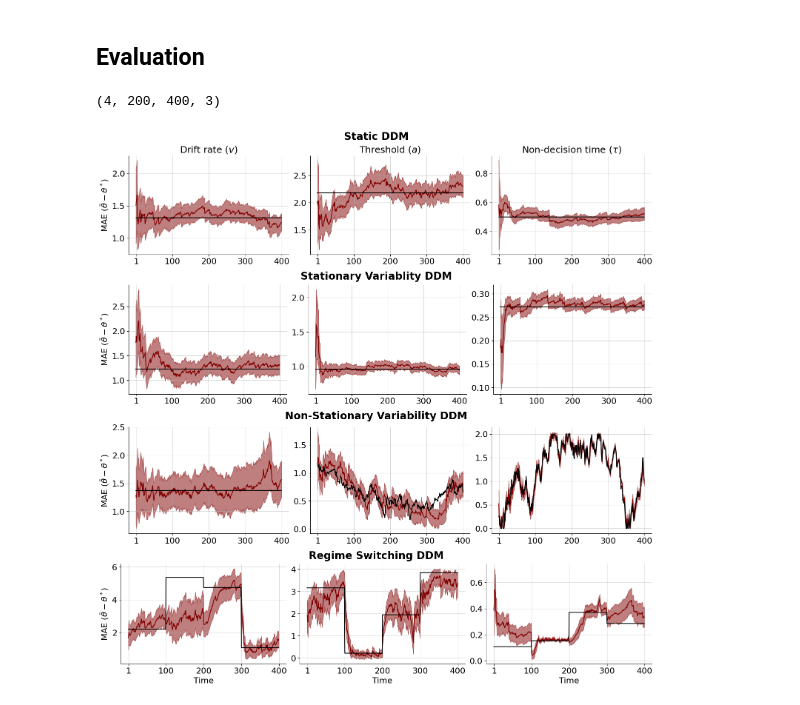
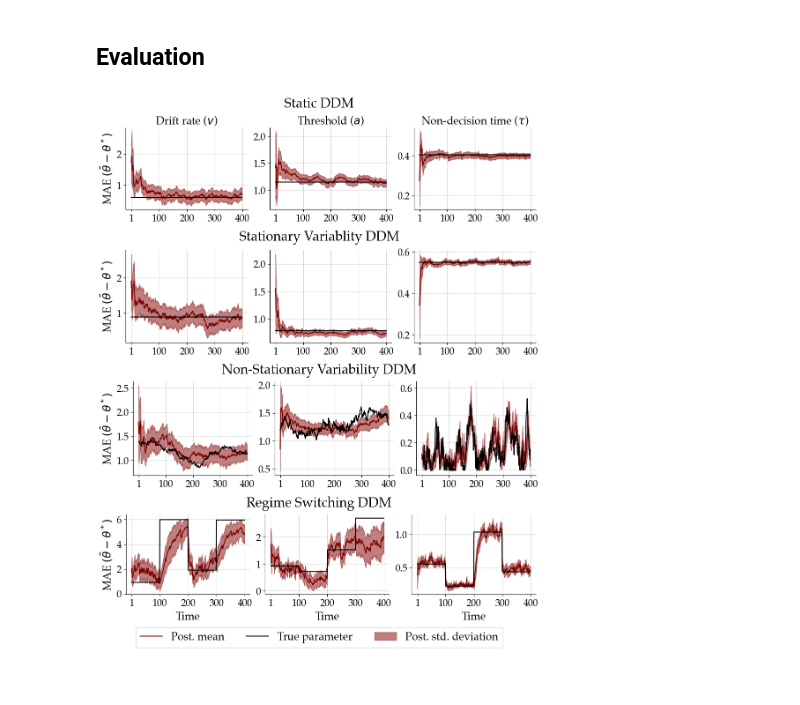
Before and after one commit to bayesflow-org/Neural-Superstatistics, a Jupyter notebook: applications/simulation_study/notebook/simulation_study_experiment.ipynb, the cells around one changed output. Saved outputs shown, nothing was run; the diff lists cells and outputs as text; code cells hidden in the pictures.

Commit message:
finalize plots

```diff
--- a/applications/simulation_study/notebook/simulation_study_experiment.ipynb
+++ b/applications/simulation_study/notebook/simulation_study_experiment.ipynb
@@ -38,13 +38,13 @@ PARAM_NAMES  = [r'$v$', r'$a$', r'$\tau$']
 SUBFIGURE_TITLES = ["Static DDM", "Stationary Variablity DDM",
                     "Non-Stationary Variability DDM", "Regime Switching DDM"]
 
-FONT_SIZE_1 = 20
+FONT_SIZE_1 = 22
 FONT_SIZE_2 = 18
 FONT_SIZE_3 = 16
 
-# import matplotlib
-# matplotlib.rcParams['font.sans-serif'] = "Palatino"
-# matplotlib.rcParams['font.family'] = "sans-serif"
+import matplotlib
+matplotlib.rcParams['font.sans-serif'] = "Palatino"
+matplotlib.rcParams['font.family'] = "sans-serif"
 # %%
 random_walk_ddm = RandomWalkDiffusion(num_steps=default_num_steps)
 experiment = RandomWalkDiffusionExperiment(random_walk_ddm)
@@ -215,55 +197,61 @@ true_static = np.repeat(static_ddm_sim['prior_draws'][:, None, :], NUM_STEPS, ax
 true_stationary = np.repeat(stationary_ddm_sim['prior_draws'][:, None, :3], NUM_STEPS, axis=1)
 true_summary = np.array([true_static, true_stationary,
                 random_walk_ddm_sim['local_prior_draws'], regime_switching_ddm_sim['prior_draws']])
-true_summary.shape
-# %% [output]
-(4, 200, 400, 3)
 # %%
-which = 1
-fig = plt.figure(constrained_layout=True, figsize=(15, 15))
+which = 29
+fig = plt.figure(constrained_layout=True, figsize=(10, 12))
 
 # create 4x1 subfigs
 subfigs = fig.subfigures(nrows=4, ncols=1)
 for row, subfig in enumerate(subfigs):
-    subfig.suptitle(SUBFIGURE_TITLES[row], fontsize=FONT_SIZE_1, fontweight='semibold')
+    subfig.suptitle(SUBFIGURE_TITLES[row], fontsize=FONT_SIZE_1, fontweight='bold')
 
     # create 1x3 subplots per subfig
     axs = subfig.subplots(nrows=1, ncols=3)
     for col, ax in enumerate(axs):
         ax.plot(
             np.arange(NUM_STEPS), post_mean_summaries[row, which, :, col],
-            color = "maroon"
+            color = "maroon", label = "Post. mean"
         )
 
         ax.plot(
             np.arange(NUM_STEPS), true_summary[row, which, :, col],
-            color = "black"
+            color = "black", label = "True parameter"
         )
 
         ax.fill_between(
             np.arange(NUM_STEPS),
             post_mean_summaries[row, which, :, col] - post_std_summaries[row, which, :, col],
             post_mean_summaries[row, which, :, col] + post_std_summaries[row, which, :, col],
             alpha = 0.5,
-            color = "maroon"
+            color = "maroon",
+            label = "Post. std. deviation"
         )
         ax.grid(alpha=0.5)
 
         if row == 0:
             ax.set_title(PARAM_LABELS[col] + ' ({})'.format(PARAM_NAMES[col]), fontsize=FONT_SIZE_2)
         if row == 3:
-            ax.set_xlabel('Time', fontsize=FONT_SIZE_3)
+            ax.set_xlabel('Time', fontsize=FONT_SIZE_2)
         if col == 0:
-            ax.set_ylabel(r'MAE $(\bar{\theta} - \theta^*)$', fontsize=FONT_SIZE_3)
+            ax.set_ylabel(r'MAE $(\bar{\theta} - \theta^*)$', fontsize=FONT_SIZE_2)
         ax.tick_params(axis='both', which='major', labelsize=FONT_SIZE_3)
         ax.set_xticks((1, 100, 200, 300, 400))
 
+        if row == 3 and col == 0:
+            subfig.subplots_adjust(hspace=0.5)
+            subfig.legend(
+                bbox_to_anchor=(0.5, -0.1),
+                fontsize=FONT_SIZE_2,
+                loc="center",
+                ncol=3
+                )
 sns.despine()
 f.tight_layout()
 
-# plt.savefig('../plots/simulation_study_exemplar.png', dpi=300)
+plt.savefig('../plots/simulation_study_exemplar.png', dpi=300, bbox_inches='tight')
 # %% [output]
-[figure, old version]
+[figure, new version]
 # %%
 # calculate absolute error between true and estimated parameter
 abs_error_static = np.empty((NUM_SIM, NUM_STEPS, 3))
```
Also changed, not shown: parts of 3 cells of this notebook, 2 other files.
